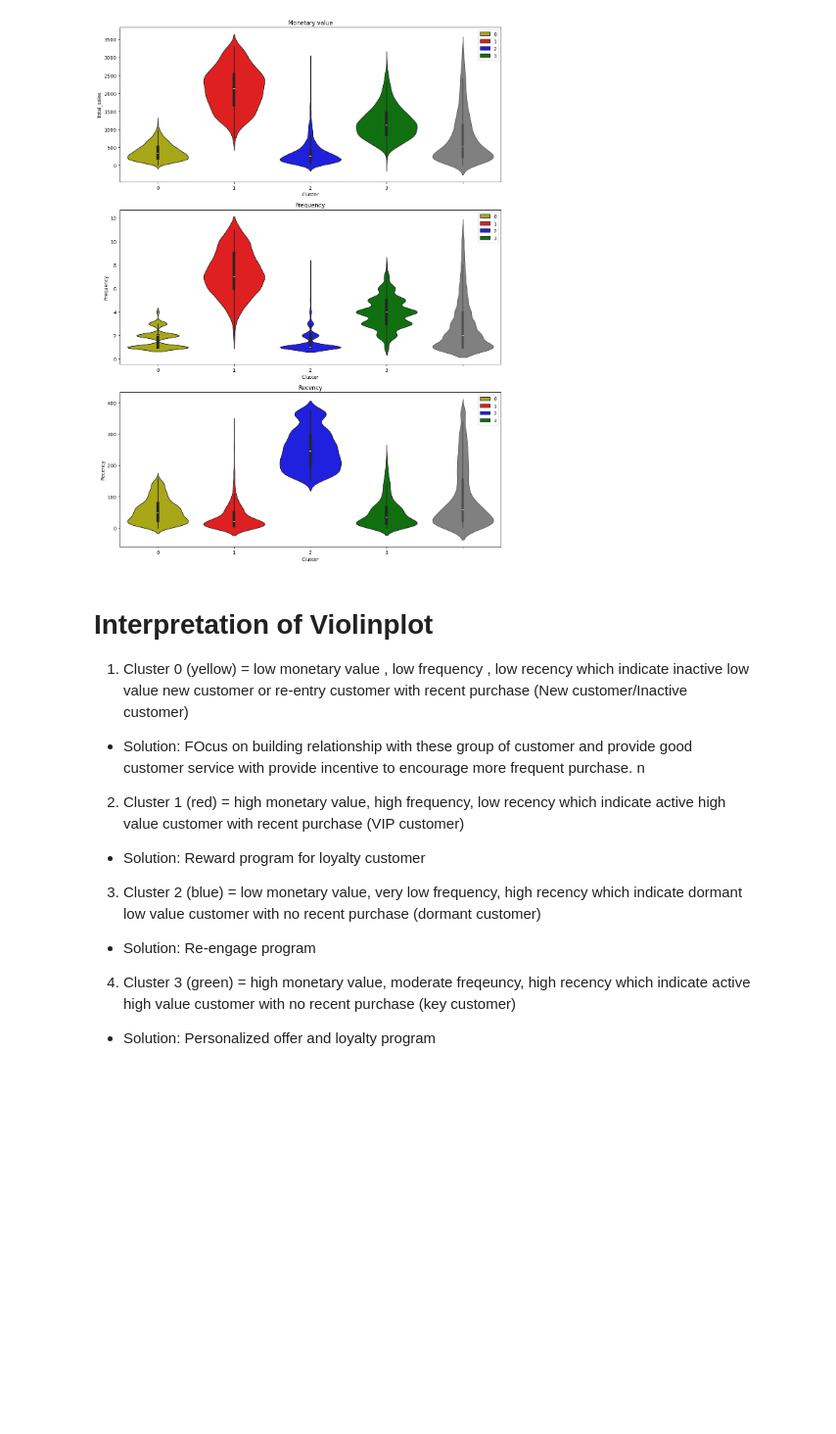
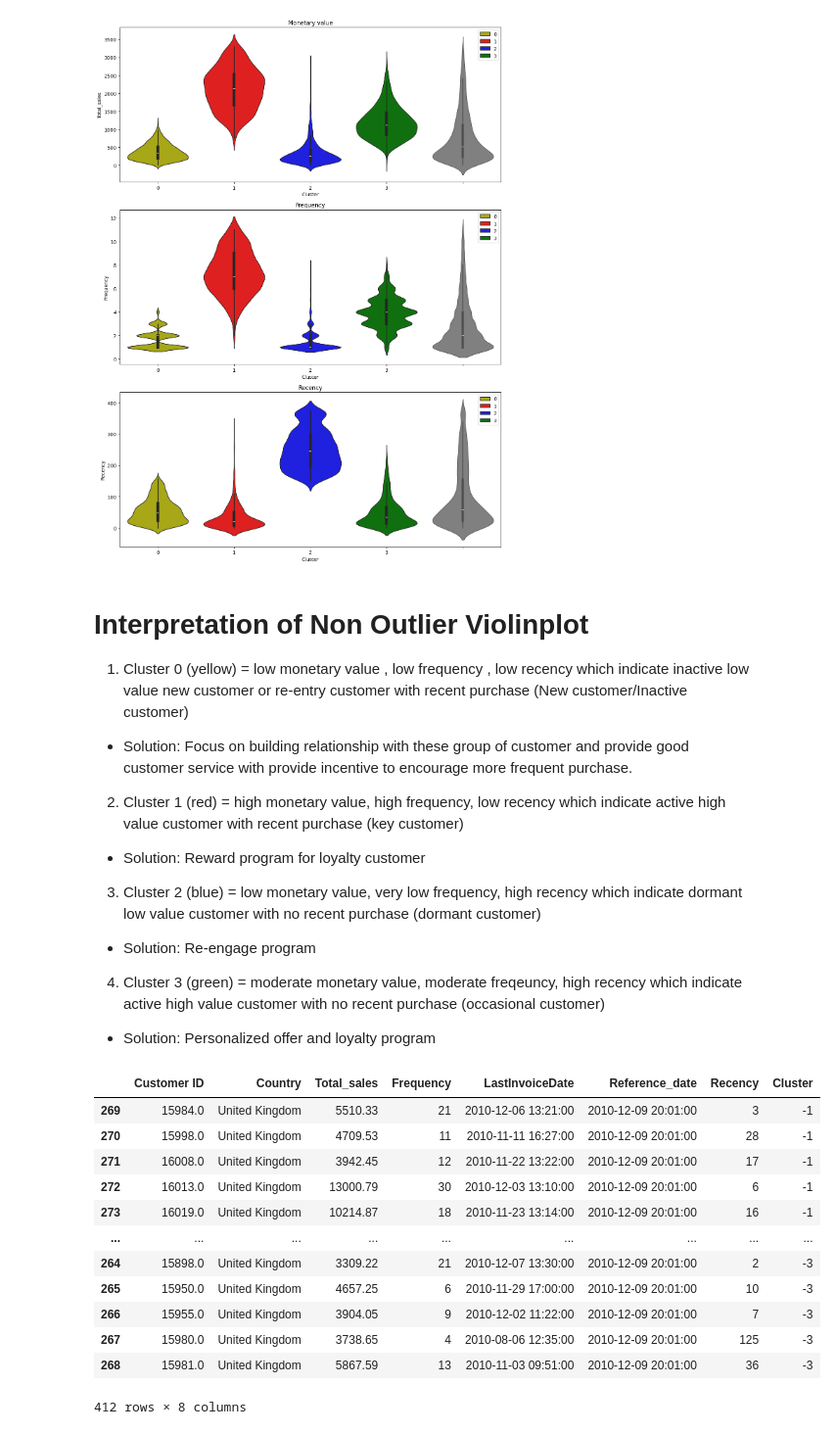
Before and after one commit to Torresfong/Notebook-k-mean-clustering-analysis, a Jupyter notebook: notebook/kmean_clustering_model.ipynb, the cells around one changed output. Shown at 98% size. Saved outputs shown, nothing was run; the diff lists cells and outputs as text; code cells hidden in the pictures; blank space fills up the shorter version.

```diff
--- a/notebook/kmean_clustering_model.ipynb
+++ b/notebook/kmean_clustering_model.ipynb
@@ -119,16 +118,16 @@ plt.show()
 # %% [output]
 [figure]
 # %% [markdown]
-# Interpretation of Violinplot
+# Interpretation of Non Outlier Violinplot
 
 1. Cluster 0 (yellow) = low monetary value , low frequency , low recency which indicate inactive low value new customer or re-entry customer with recent purchase (New customer/Inactive customer)
-- Solution: FOcus on building relationship with these group of customer and provide good customer service with provide incentive to encourage more frequent purchase. n
+- Solution: Focus on building relationship with these group of customer and provide good customer service with provide incentive to encourage more frequent purchase.
 
-2. Cluster 1 (red)    = high monetary value, high frequency, low recency which indicate active high value customer with recent purchase (VIP customer)
+2. Cluster 1 (red)    = high monetary value, high frequency, low recency which indicate active high value customer with recent purchase (key customer)
 - Solution: Reward program for loyalty customer
 
 3. Cluster 2 (blue)   = low monetary value, very low frequency, high recency which indicate dormant low value customer with no recent purchase (dormant customer)
 - Solution: Re-engage program
 
-4. Cluster 3 (green)  = high monetary value, moderate freqeuncy, high recency which indicate active high value customer with no recent purchase (key customer)
+4. Cluster 3 (green)  = moderate monetary value, moderate freqeuncy, high recency which indicate active high value customer with no recent purchase (occasional customer)
 - Solution: Personalized offer and loyalty program
@@ -134,0 +137,30 @@ plt.show()
+# %%
+# Outlier Analysis to clustering the outlier
+overlap_indices = monetary_outliers.index.intersection(frequency_outliers.index)
+
+monetary_only_outliers = monetary_outliers.drop(overlap_indices)
+frequency_only_outliers = frequency_outliers.drop(overlap_indices)
+monetary_and_frequency_outliers = monetary_outliers.loc[overlap_indices]
+
+# Manually map the label to cluster
+monetary_only_outliers["Cluster"] = -1
+frequency_only_outliers["Cluster"] =-2
+monetary_and_frequency_outliers["Cluster"] = -3
+
+outlier_cluster_df = pd.concat([monetary_only_outliers,frequency_only_outliers,monetary_and_frequency_outliers])
+
+outlier_cluster_df
+# %% [output]
+|  | Customer ID | Country | Total_sales | Frequency | LastInvoiceDate | Reference_date | Recency | Cluster |
+| 269 | 15984.0 | United Kingdom | 5510.33 | 21 | 2010-12-06 13:21:00 | 2010-12-09 20:01:00 | 3 | -1 |
+| 270 | 15998.0 | United Kingdom | 4709.53 | 11 | 2010-11-11 16:27:00 | 2010-12-09 20:01:00 | 28 | -1 |
+| 271 | 16008.0 | United Kingdom | 3942.45 | 12 | 2010-11-22 13:22:00 | 2010-12-09 20:01:00 | 17 | -1 |
+| 272 | 16013.0 | United Kingdom | 13000.79 | 30 | 2010-12-03 13:10:00 | 2010-12-09 20:01:00 | 6 | -1 |
+| 273 | 16019.0 | United Kingdom | 10214.87 | 18 | 2010-11-23 13:14:00 | 2010-12-09 20:01:00 | 16 | -1 |
+| ... | ... | ... | ... | ... | ... | ... | ... | ... |
+| 264 | 15898.0 | United Kingdom | 3309.22 | 21 | 2010-12-07 13:30:00 | 2010-12-09 20:01:00 | 2 | -3 |
+| 265 | 15950.0 | United Kingdom | 4657.25 | 6 | 2010-11-29 17:00:00 | 2010-12-09 20:01:00 | 10 | -3 |
+| 266 | 15955.0 | United Kingdom | 3904.05 | 9 | 2010-12-02 11:22:00 | 2010-12-09 20:01:00 | 7 | -3 |
+| 267 | 15980.0 | United Kingdom | 3738.65 | 4 | 2010-08-06 12:35:00 | 2010-12-09 20:01:00 | 125 | -3 |
+| 268 | 15981.0 | United Kingdom | 5867.59 | 13 | 2010-11-03 09:51:00 | 2010-12-09 20:01:00 | 36 | -3 |
+412 rows × 8 columns
```
Also changed, not shown: parts of 10 cells of this notebook, 3 other files.
